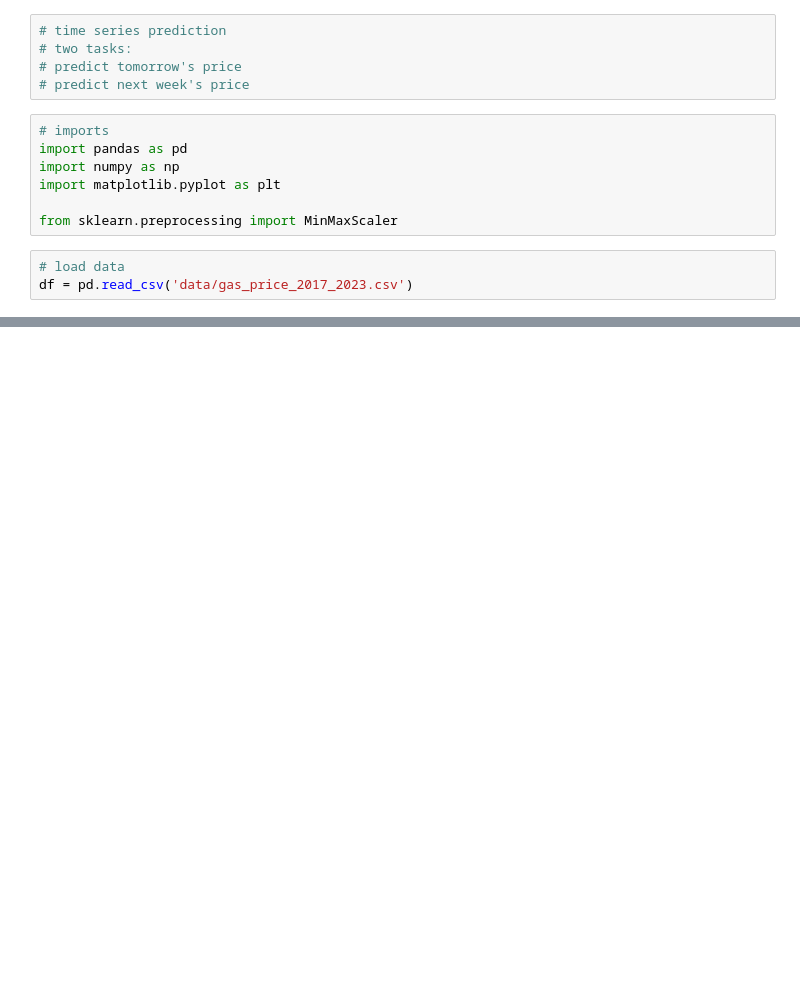
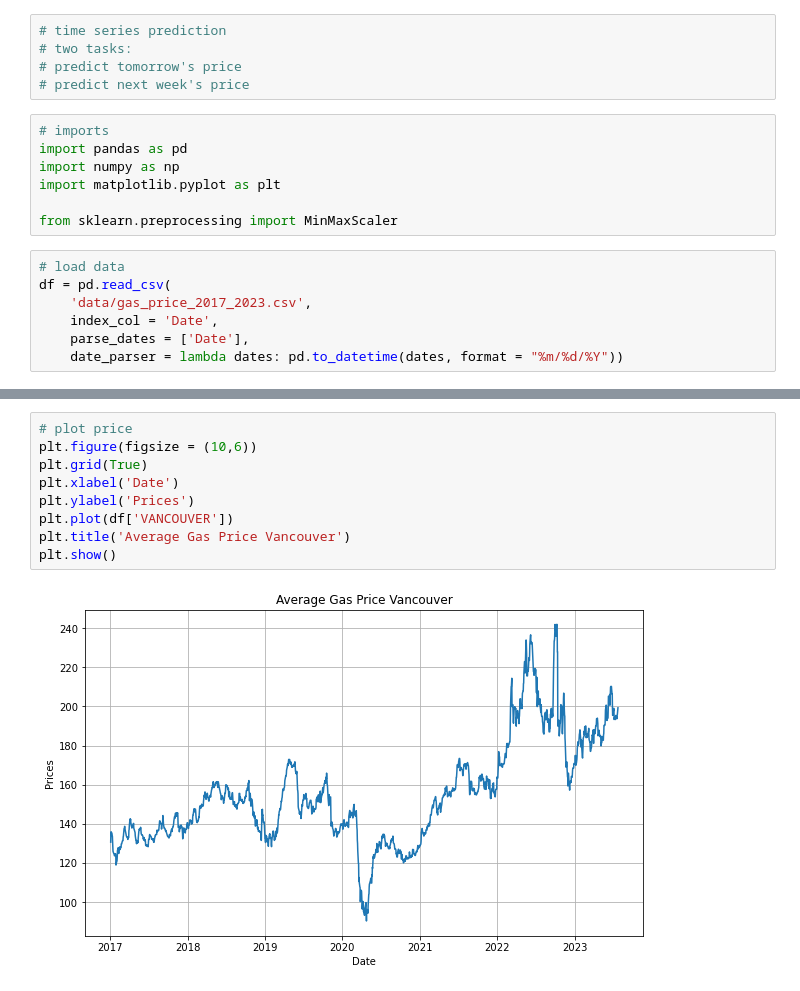
Before and after one commit to jamesjhjung/gas_price_prediction, a Jupyter notebook: model.ipynb, the cells around one changed output, grey strips where cells are left out. Cells and saved outputs as stored; diff of their text form; blank space fills up the shorter version.

```diff
--- a/model.ipynb
+++ b/model.ipynb
@@ -12,4 +12,8 @@ import matplotlib.pyplot as plt
 from sklearn.preprocessing import MinMaxScaler
 # %%
 # load data
-df = pd.read_csv('data/gas_price_2017_2023.csv')
+df = pd.read_csv(
+    'data/gas_price_2017_2023.csv',
+    index_col = 'Date',
+    parse_dates = ['Date'],
+    date_parser = lambda dates: pd.to_datetime(dates, format = "%m/%d/%Y"))
@@ -170,0 +37,11 @@ print(yhat)
+# %%
+# plot price
+plt.figure(figsize = (10,6))
+plt.grid(True)
+plt.xlabel('Date')
+plt.ylabel('Prices')
+plt.plot(df['VANCOUVER'])
+plt.title('Average Gas Price Vancouver')
+plt.show()
+# %% [output]
+[figure, added]
```
Also changed, not shown: parts of 7 cells of this notebook.
